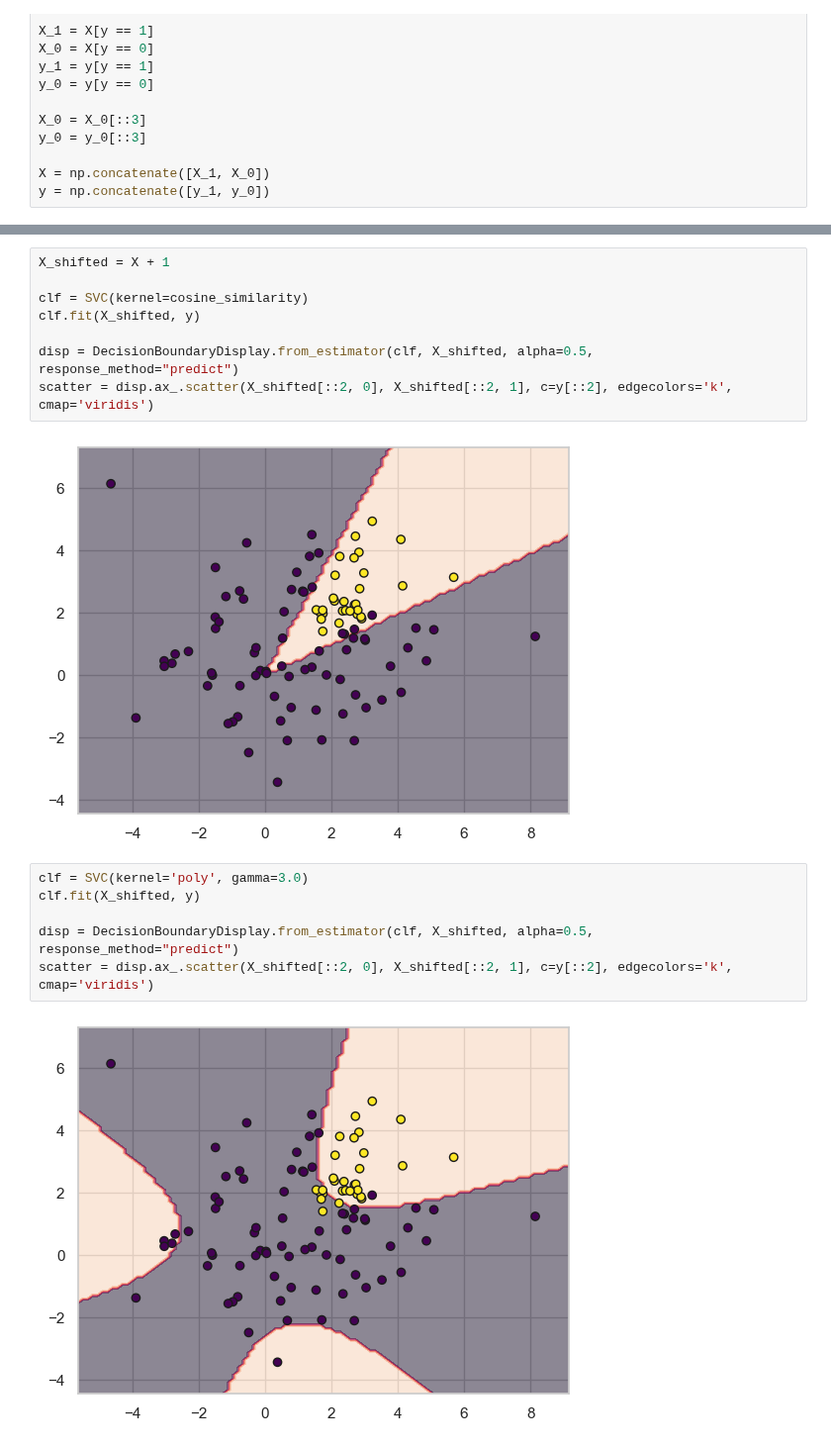
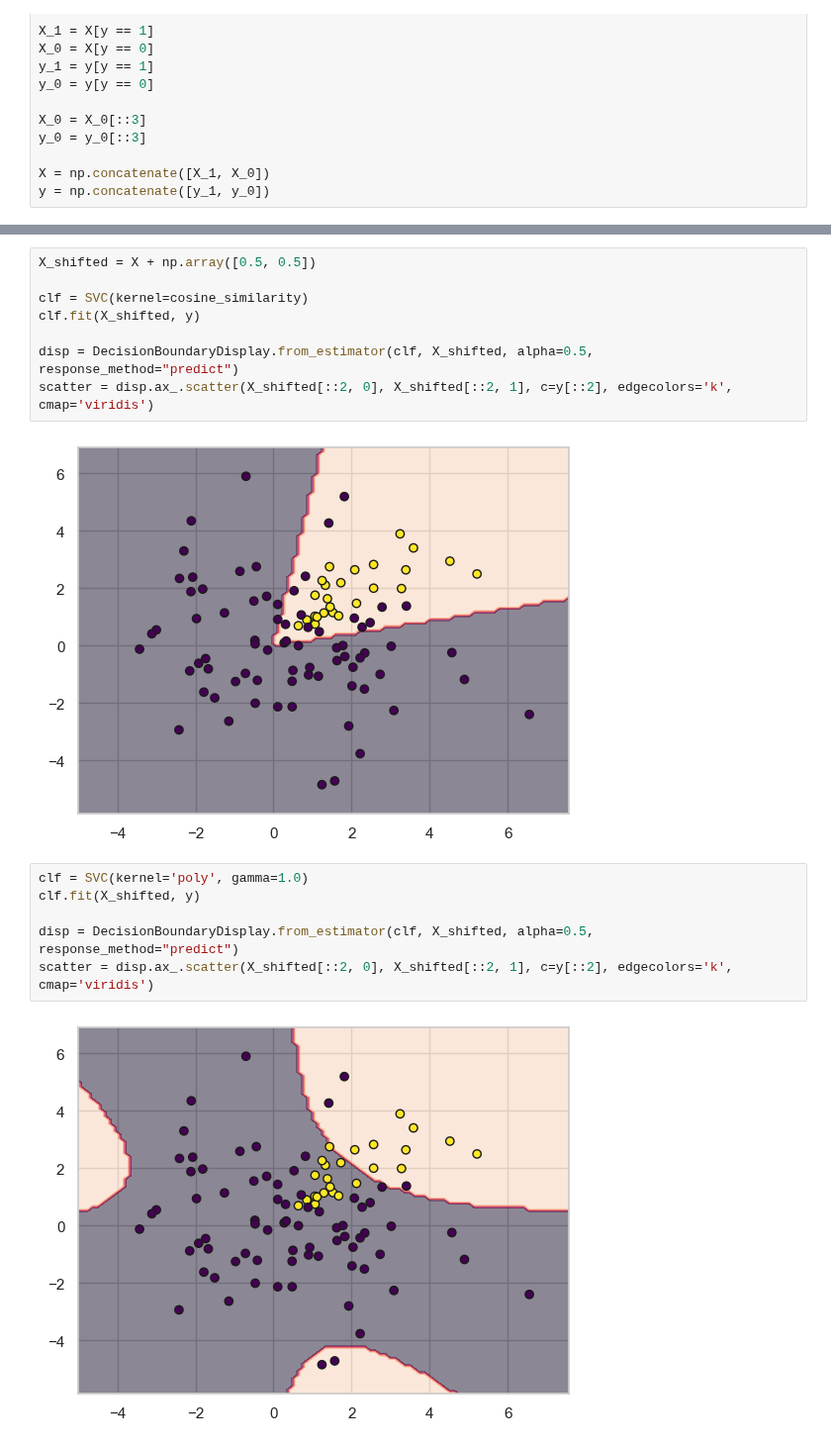
Before and after one commit to TimBerti/ssvep-cvd, a Jupyter notebook: notebooks/generalized_cone_kernel.ipynb, the cells around one changed output, grey strips where cells are left out. Shown at 99% size. Cells and saved outputs as stored; diff of their text form.

Commit message:
different shift

```diff
--- a/notebooks/generalized_cone_kernel.ipynb
+++ b/notebooks/generalized_cone_kernel.ipynb
@@ -59,5 +59,5 @@ scatter = disp.ax_.scatter(X[::2, 0], X[::2, 1], c=y[::2], edgecolors='k', cmap=
 # %%
-X_shifted = X + 1
+X_shifted = X + np.array([0.5, 0.5])
 
 clf = SVC(kernel=cosine_similarity)
 clf.fit(X_shifted, y)
@@ -65,15 +65,15 @@ clf.fit(X_shifted, y)
 disp = DecisionBoundaryDisplay.from_estimator(clf, X_shifted, alpha=0.5, response_method="predict")
 scatter = disp.ax_.scatter(X_shifted[::2, 0], X_shifted[::2, 1], c=y[::2], edgecolors='k', cmap='viridis')
 # %% [output]
-[figure, old version]
+[figure, new version]
 # %%
-clf = SVC(kernel='poly', gamma=3.0)
+clf = SVC(kernel='poly', gamma=1.0)
 clf.fit(X_shifted, y)
 
 disp = DecisionBoundaryDisplay.from_estimator(clf, X_shifted, alpha=0.5, response_method="predict")
 scatter = disp.ax_.scatter(X_shifted[::2, 0], X_shifted[::2, 1], c=y[::2], edgecolors='k', cmap='viridis')
 # %% [output]
-[figure, old version]
+[figure, new version]
 # %%
 clf = SVC(kernel='rbf', gamma=1.0)
 clf.fit(X_shifted, y)
```
Also changed, not shown: parts of 6 cells of this notebook.
